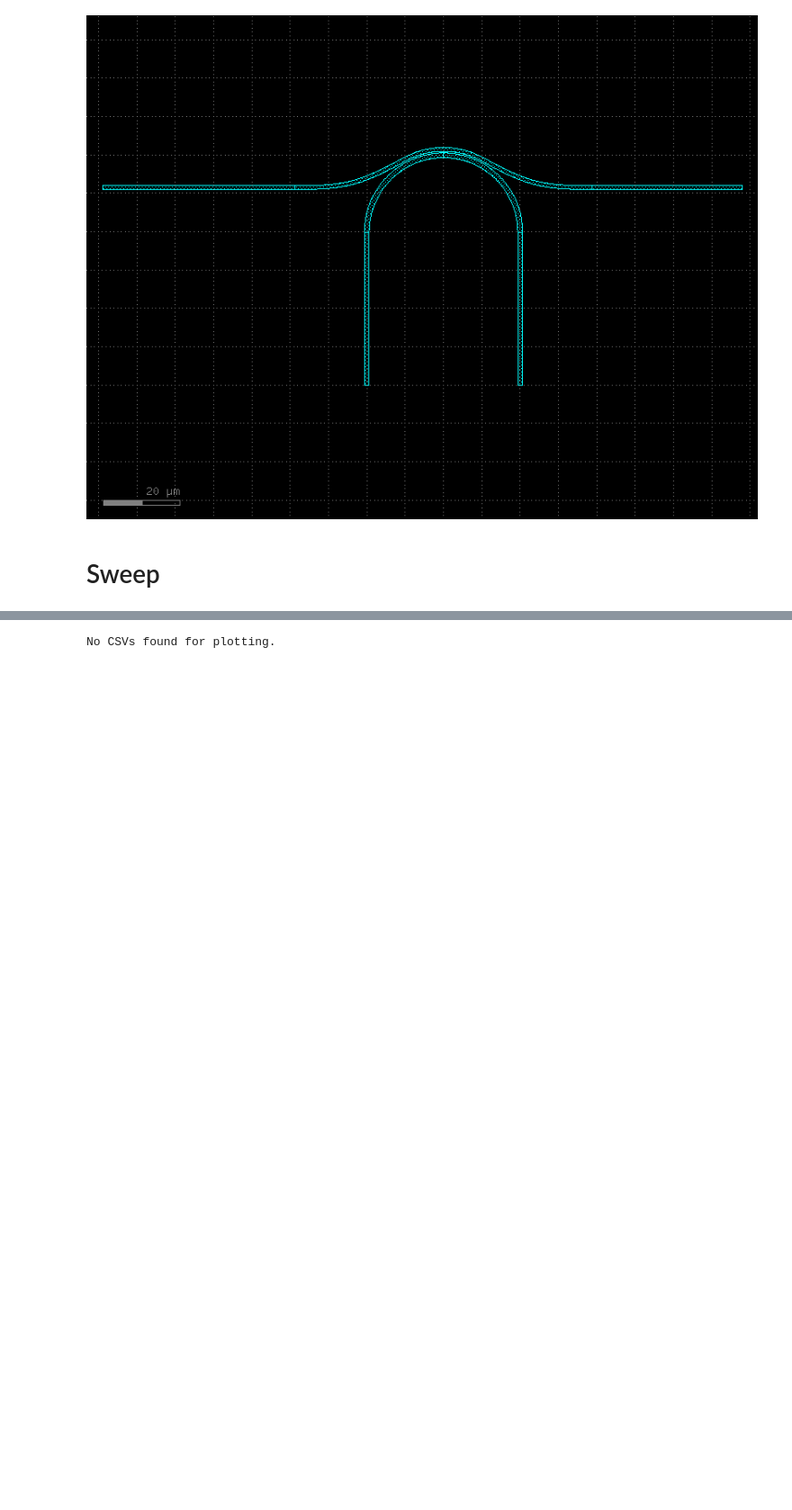
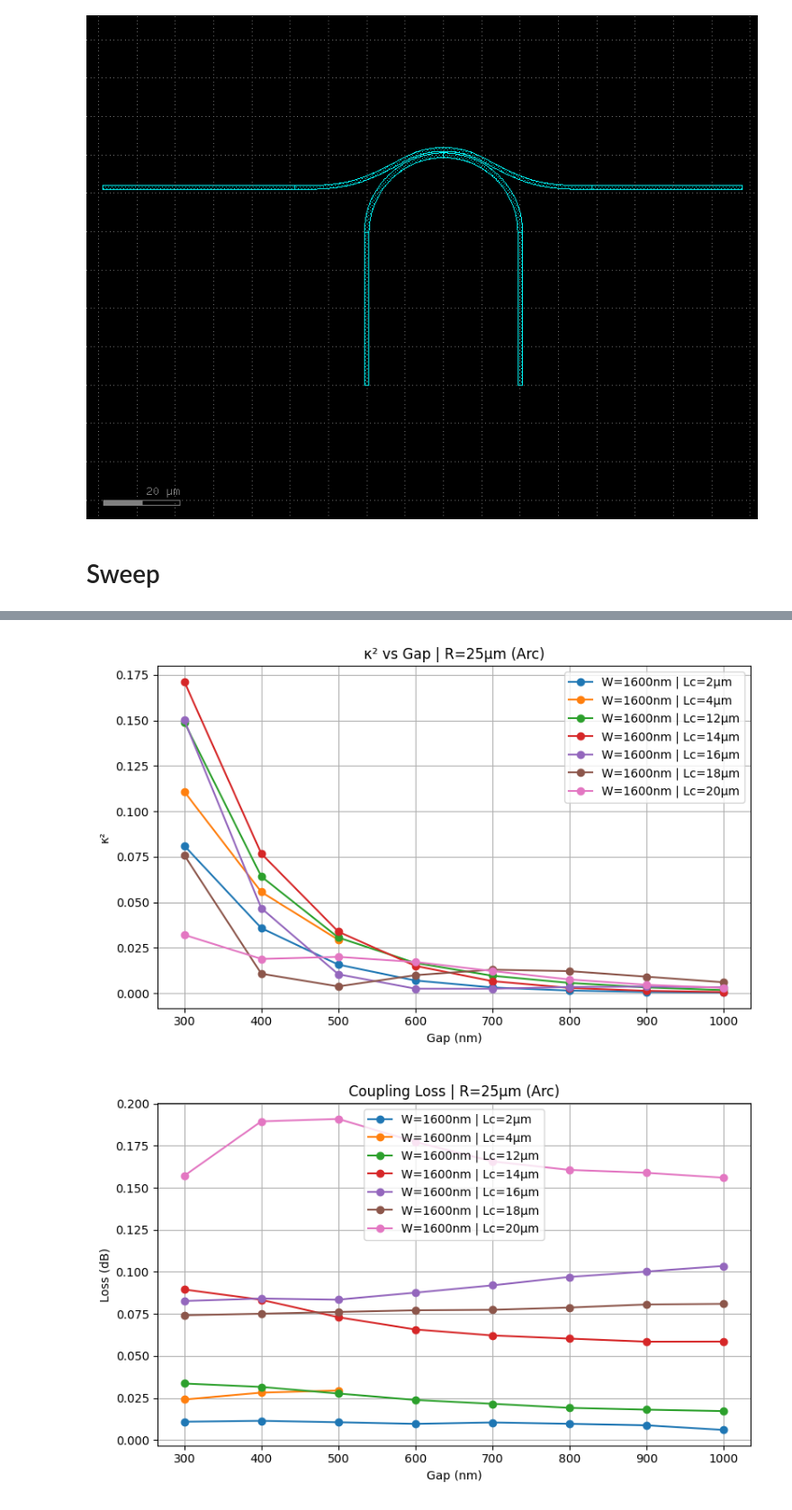
Before and after one commit to ankit-bm/Lumerical_scripts_Ligentec_NU_1, a Jupyter notebook: directional_coupler/DirectionalCoupler_Pulley_Kappa_Square_Multi_param_sweep.ipynb, the cells around one changed output, grey strips where cells are left out. Shown at 90% size. Cells and saved outputs as stored; diff of their text form; code cells hidden in the pictures; blank space fills up the shorter version.

```diff
--- a/directional_coupler/DirectionalCoupler_Pulley_Kappa_Square_Multi_param_sweep.ipynb
+++ b/directional_coupler/DirectionalCoupler_Pulley_Kappa_Square_Multi_param_sweep.ipynb
@@ -91,13 +91,13 @@ print(f"Frequency Points: {FrequencyPoints}")
 # SWEEP LISTS  (Width, ArcRadius, CouplingLength, Gap)
 #------------------------------------------------------------
 
-WgWidthIO         = 1.0E-6
+WgWidthIO         = 1200E-9
 Widths            = np.array([1600])* 1E-9
 ArcRadii          = np.array([25])* 1E-6
-# CouplingLengths   = np.array(np.arange(5,31,5))*1E-6
-CouplingLengths   = np.array([10])*1E-6
-# Gaps              = np.array(np.arange(300,1010,100))*1E-9
-Gaps            = np.array([300])*1E-9
+CouplingLengths   = np.array(np.arange(2,21,2))*1E-6
+# CouplingLengths   = np.array([30])*1E-6
+Gaps              = np.array(np.arange(300,1010,100))*1E-9
+# Gaps            = np.array([300])*1E-9
 Eulers       = [1]
 # %% [output]
 Frequency Points: 200
@@ -441,36 +506,37 @@ else:
 
         plt.xlabel('Gap (nm)')
         plt.ylabel('κ²')
-        plt.title(f'Coupling Efficiency | R={R:.0f}µm ({euler_str})')
+        plt.title(f'κ² vs Gap | R={R:.0f}µm ({euler_str})')
         plt.legend(loc='best')
         plt.grid()
         plt.tight_layout()
         plt.savefig(data_save_dir / f"Kx_vs_gap_R{R:.0f}um_E{E}_all.png", dpi=150, bbox_inches='tight')
 
         mplcursors.cursor(hover=True)
         disconnect_zoom = zoom_factory(plt.gca())
         plt.show()
 
         # ==========================================
         # LOSS PLOT
         # ==========================================
         plt.figure(figsize=(8, 5))
 
         for (W, CL), Rows in group_RE.groupby(["W", "CL"]):
             Rows = Rows.sort_values("G")
             plt.plot(Rows["G"], Rows["Loss"], '-o', linewidth=1.5,
                     label=f'W={W:.0f}nm | Lc={CL:.0f}µm')
 
         plt.xlabel('Gap (nm)')
         plt.ylabel('Loss (dB)')
         plt.title(f'Coupling Loss | R={R:.0f}µm ({euler_str})')
         plt.legend(loc='best')
         plt.grid()
         plt.tight_layout()
         plt.savefig(data_save_dir / f"Loss_vs_gap_R{R:.0f}um_E{E}_all.png", dpi=150, bbox_inches='tight')
 
         mplcursors.cursor(hover=True)
         disconnect_zoom = zoom_factory(plt.gca())
         plt.show()
 # %% [output]
-No CSVs found for plotting.
+[figure, added]
+[figure, added]
```
Also changed, not shown: parts of 3 cells of this notebook, 1 other file.
